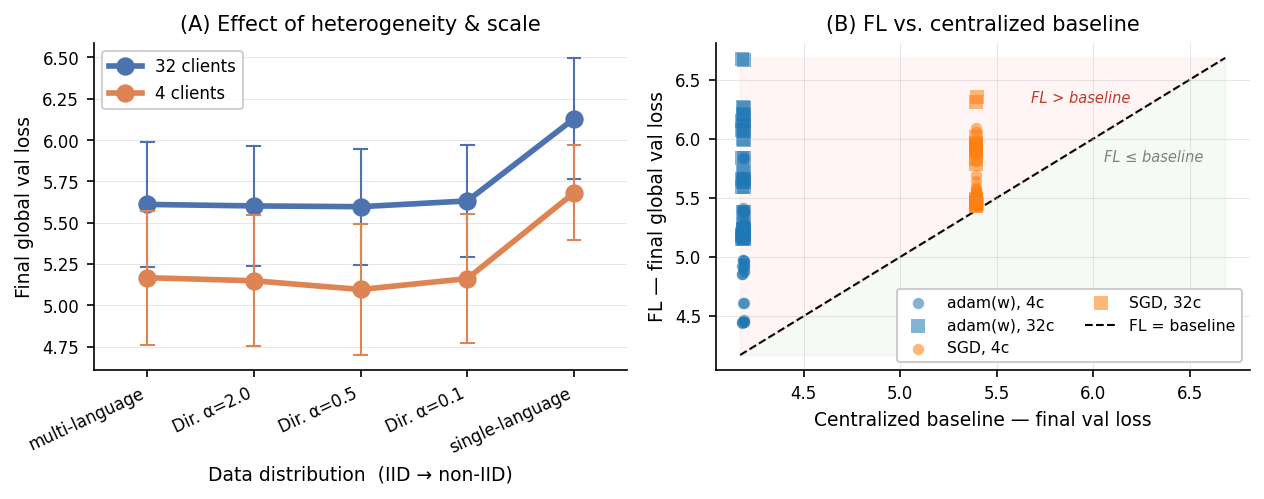
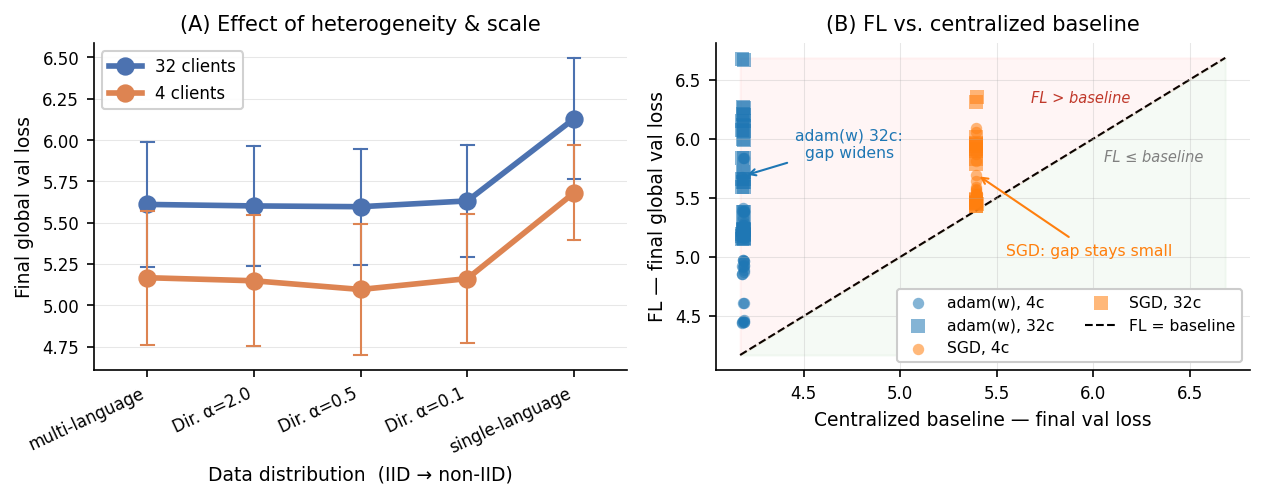
The notebook cell's code change between the first figure and the second:
--- before
+++ after
@@ -52,4 +52,25 @@
         "FL > baseline", fontsize=7, color="#c0392b", style="italic")
 
+# ── Annotations on Panel B ────────────────────────────────────────────────────
+# SGD points: close to diagonal, small FL-vs-baseline gap
+sgd_pts  = sub[sub["opt_label"] == "SGD"]
+ax.annotate("SGD: gap stays small",
+            xy=(sgd_pts["baseline_final_val"].mean(),
+                sgd_pts["final_global_val"].mean()),
+            xytext=(0.7, 0.35), textcoords="axes fraction", fontsize=7.5,
+            color=opt_colors["SGD"], ha="center",
+            arrowprops=dict(arrowstyle="->", color=opt_colors["SGD"], lw=1))
+
+# adam(w) 32-client points: furthest above diagonal
+adam32 = sub[(sub["opt_label"] == "adam(w)") & (sub["num_clients"] == 32)]
+ax.annotate("adam(w) 32c:\ngap widens",
+            xy=(adam32["baseline_final_val"].mean(),
+                adam32["final_global_val"].mean()),
+            xytext=(0.25, 0.65), textcoords="axes fraction", fontsize=7.5,
+            color=opt_colors["adam(w)"], ha="center",
+            arrowprops=dict(arrowstyle="->", color=opt_colors["adam(w)"], lw=1))
+
+# fig.suptitle("Figure 3 — Effect of heterogeneity and FL vs. centralized baseline",
+#              y=1.04, fontsize=10, fontweight="bold")
 plt.tight_layout()
 plt.savefig(FIGS_DIR / "fig3_heterogeneity_baseline.png", bbox_inches="tight", dpi=200)

Commit: feat: final annotated graphs